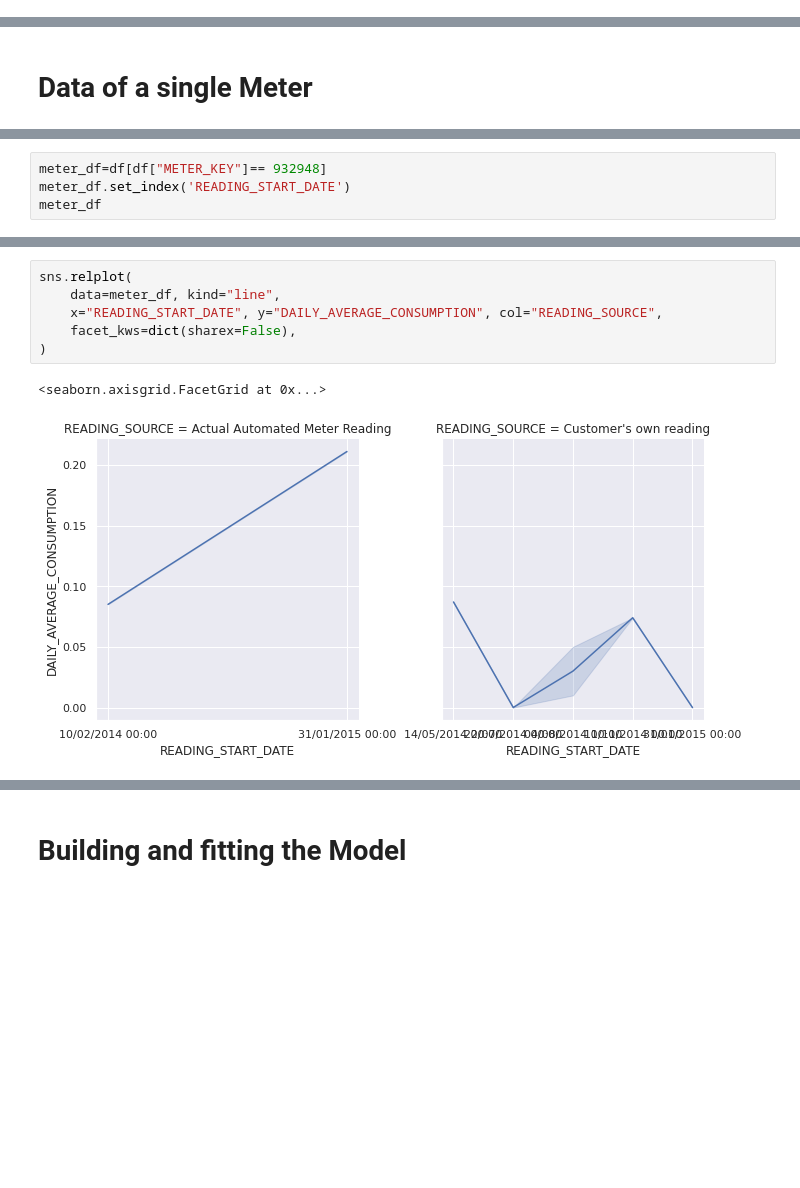
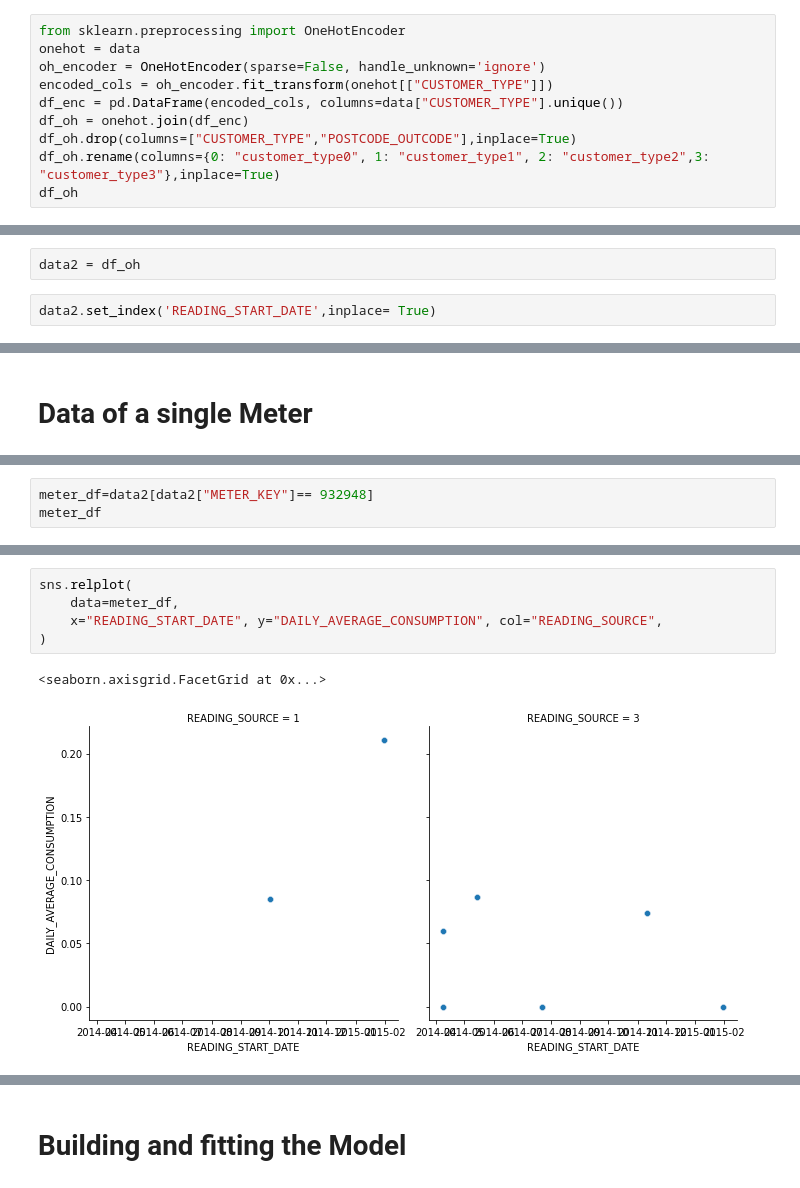
Before and after one commit to wiem-azzabi/Smart_Meter, a Jupyter notebook: water-meter2.ipynb, the cells around one changed output, grey strips where cells are left out. Drawn from its saved outputs; the diff is of its cells as text; blank space fills up the shorter version.

```diff
--- a/water-meter2.ipynb
+++ b/water-meter2.ipynb
@@ -376,0 +195,10 @@ df.info()
+# %%
+from sklearn.preprocessing import OneHotEncoder
+onehot = data
+oh_encoder = OneHotEncoder(sparse=False, handle_unknown='ignore')
+encoded_cols = oh_encoder.fit_transform(onehot[["CUSTOMER_TYPE"]])
+df_enc = pd.DataFrame(encoded_cols, columns=data["CUSTOMER_TYPE"].unique())
+df_oh = onehot.join(df_enc)
+df_oh.drop(columns=["CUSTOMER_TYPE","POSTCODE_OUTCODE"],inplace=True)
+df_oh.rename(columns={0: "customer_type0", 1: "customer_type1", 2: "customer_type2",3: "customer_type3"},inplace=True)
+df_oh
@@ -377,2 +221,6 @@ df.info()
+# %%
+data2 = df_oh
+# %%
+data2.set_index('READING_START_DATE',inplace= True)
 # %% [markdown]
 #PLOTs
@@ -441,5 +239,4 @@ Name: METER_KEY, Length: 1030602, dtype: int64
 # %%
-meter_df=df[df["METER_KEY"]== 932948]
-meter_df.set_index('READING_START_DATE')
+meter_df=data2[data2["METER_KEY"]== 932948]
 meter_df
 # %% [output]
@@ -473,12 +269,11 @@ sns.lineplot(x="READING_START_DATE", y="DAILY_AVERAGE_CONSUMPTION", data=meter_d
 # %%
 sns.relplot(
-    data=meter_df, kind="line",
+    data=meter_df,
     x="READING_START_DATE", y="DAILY_AVERAGE_CONSUMPTION", col="READING_SOURCE",
-    facet_kws=dict(sharex=False),
 )
 # %% [output]
 <seaborn.axisgrid.FacetGrid at 0x...>
-[figure, old version]
+[figure, new version]
 # %%
 sns.heatmap(meter_df.corr())
 # %% [output]
```
Also changed, not shown: parts of 95 cells of this notebook.
